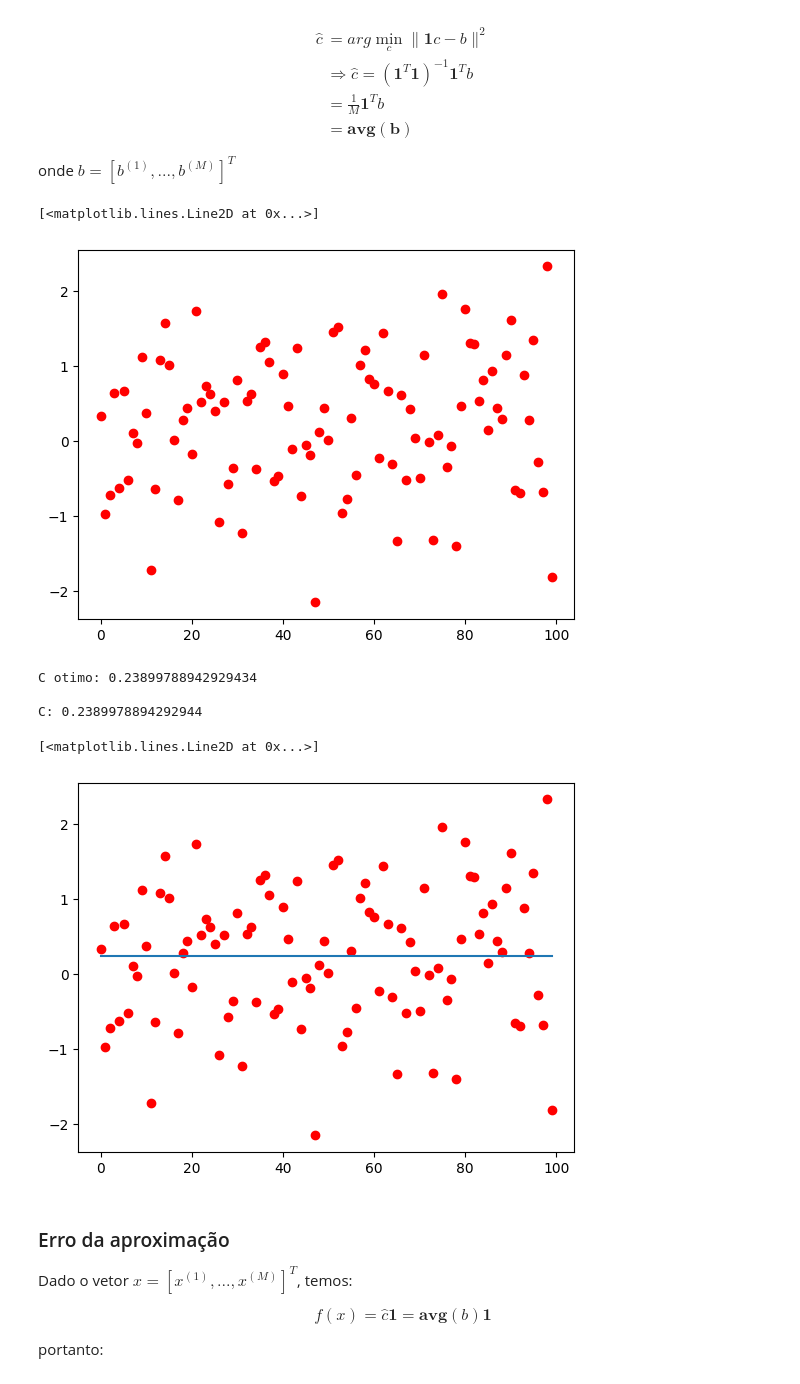
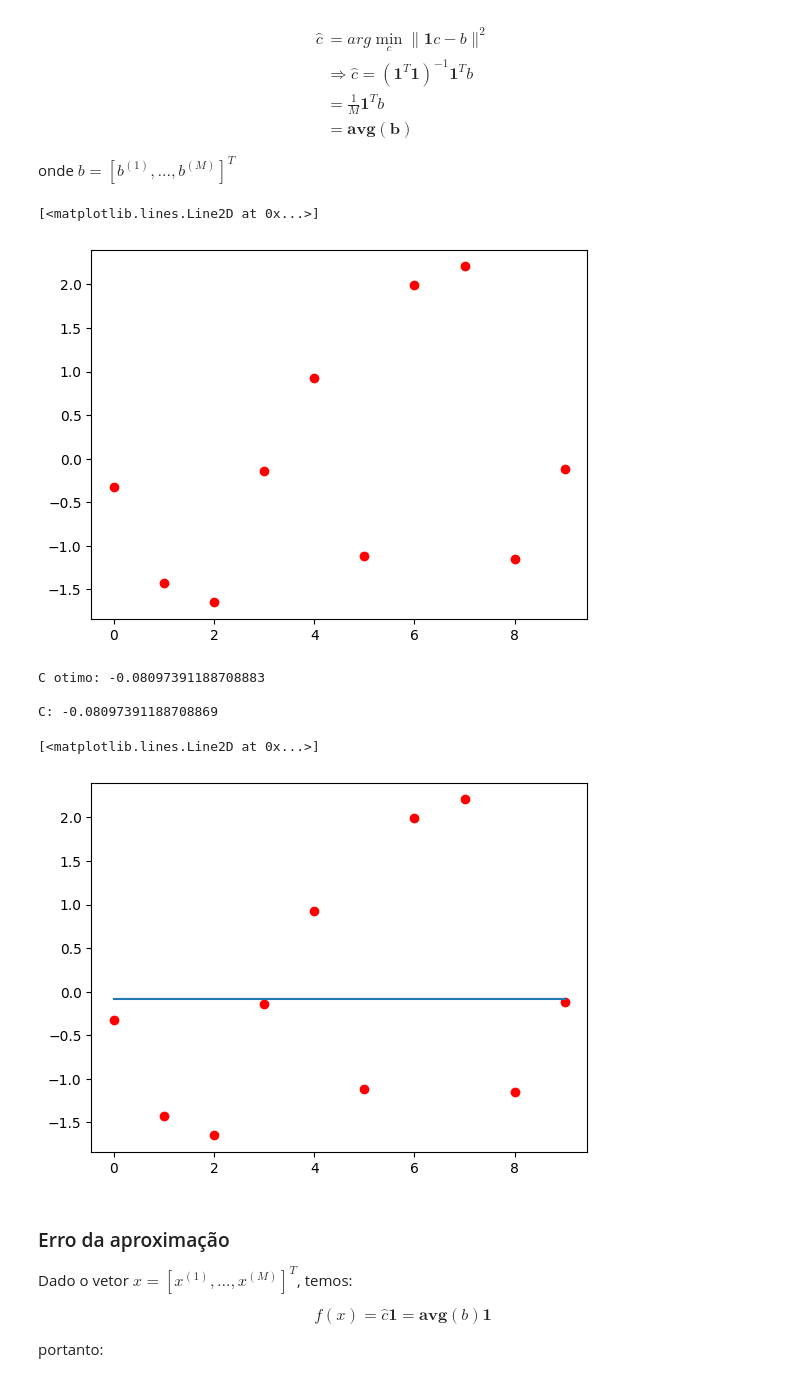
Before and after one commit to cauansm8/Algebra-Linear, a Jupyter notebook: Aula 14/Aula_14.ipynb, the cells around one changed output. Saved outputs shown, nothing was run; the diff lists cells and outputs as text; code cells hidden in the pictures.

```diff
--- a/Aula 14/Aula_14.ipynb
+++ b/Aula 14/Aula_14.ipynb
@@ -27,25 +27,25 @@ onde $b = [b^{(1)}, ..., b^{(M)}]^T$
 # %%
 # Exemplo:
 """
     1T 1 = M (dimensão do vetor A = c)
 
     quando estamos aproximando um conj de dados por uma constante, a melhor aproximação é pela constante
 
  """
 
 
-m = 100
+m = 10
 
 x = np.arange(m)
 
 # multiplicar o b por d valor, faz o std se aproximar de d
 # se somar o b com k, faz a avg se aproximar de k
 b =  np.random.randn(m)
 
 plt.plot(x,b,'ro')
 # %% [output]
 [<matplotlib.lines.Line2D at 0x...>]
-[figure, old version]
+[figure, new version]
 # %%
 A = np.ones((m, 1))
 
@@ -69,11 +69,11 @@ f = np.vectorize(f)
 plt.plot(x, b, 'ro')
 plt.plot(x, f(x))
 # %% [output]
-C otimo: 0.23899788942929434
+C otimo: -0.08097391188708883
 
-C: 0.2389978894292944
+C: -0.08097391188708869
 [<matplotlib.lines.Line2D at 0x...>]
-[figure, old version]
+[figure, new version]
 # %% [markdown]
 ### Erro da aproximação
 
```
Also changed, not shown: parts of 2 cells of this notebook, 13 other files.
